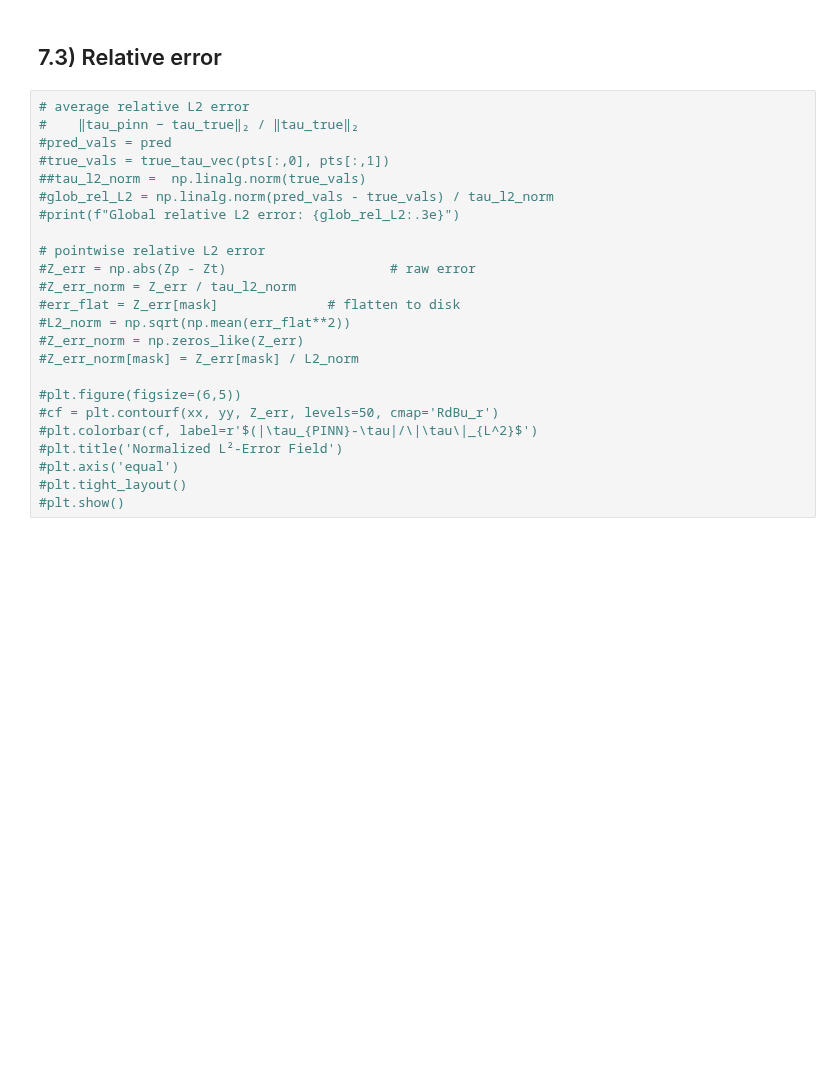
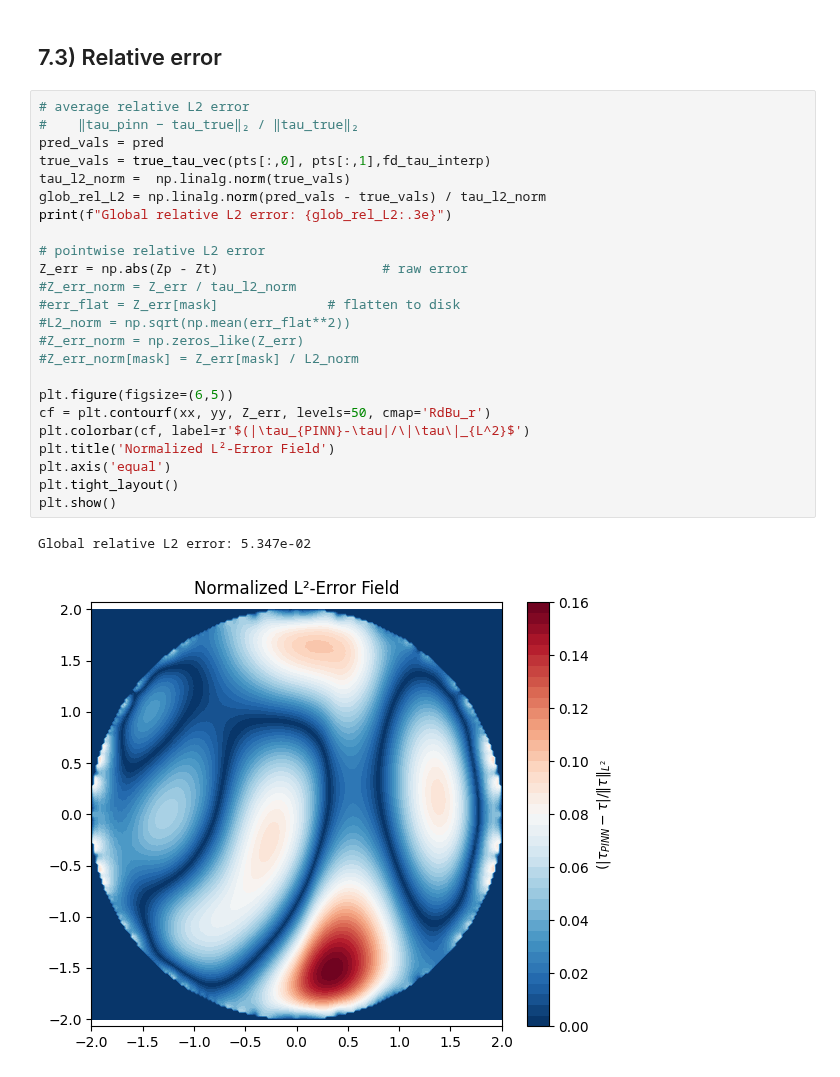
Before and after one commit to StratosFair/Mean_Escape_Time, a Jupyter notebook: Double_Well_2D/Models /adapted_pinn_medium.ipynb, the cells around one changed output. Cells and saved outputs as stored; diff of their text form; blank space fills up the shorter version.

```diff
--- a/Double_Well_2D/Models /adapted_pinn_medium.ipynb
+++ b/Double_Well_2D/Models /adapted_pinn_medium.ipynb
@@ -837,24 +978,27 @@ plt.show()
 # %%
 # average relative L2 error
 #    ‖tau_pinn − tau_true‖₂ / ‖tau_true‖₂
-#pred_vals = pred
-#true_vals = true_tau_vec(pts[:,0], pts[:,1])
-##tau_l2_norm =  np.linalg.norm(true_vals)
-#glob_rel_L2 = np.linalg.norm(pred_vals - true_vals) / tau_l2_norm
-#print(f"Global relative L2 error: {glob_rel_L2:.3e}")
+pred_vals = pred
+true_vals = true_tau_vec(pts[:,0], pts[:,1],fd_tau_interp)
+tau_l2_norm =  np.linalg.norm(true_vals)
+glob_rel_L2 = np.linalg.norm(pred_vals - true_vals) / tau_l2_norm
+print(f"Global relative L2 error: {glob_rel_L2:.3e}")
 
 # pointwise relative L2 error
-#Z_err = np.abs(Zp - Zt)                     # raw error
+Z_err = np.abs(Zp - Zt)                     # raw error
 #Z_err_norm = Z_err / tau_l2_norm
 #err_flat = Z_err[mask]              # flatten to disk
 #L2_norm = np.sqrt(np.mean(err_flat**2))
 #Z_err_norm = np.zeros_like(Z_err)
 #Z_err_norm[mask] = Z_err[mask] / L2_norm
 
-#plt.figure(figsize=(6,5))
-#cf = plt.contourf(xx, yy, Z_err, levels=50, cmap='RdBu_r')
-#plt.colorbar(cf, label=r'$(|\tau_{PINN}-\tau|/\|\tau\|_{L^2}$')
-#plt.title('Normalized L²‐Error Field')
-#plt.axis('equal')
-#plt.tight_layout()
-#plt.show()
+plt.figure(figsize=(6,5))
+cf = plt.contourf(xx, yy, Z_err, levels=50, cmap='RdBu_r')
+plt.colorbar(cf, label=r'$(|\tau_{PINN}-\tau|/\|\tau\|_{L^2}$')
+plt.title('Normalized L²‐Error Field')
+plt.axis('equal')
+plt.tight_layout()
+plt.show()
+# %% [output]
+Global relative L2 error: 5.347e-02
+[figure, added]
```
Also changed, not shown: parts of 11 cells of this notebook.
